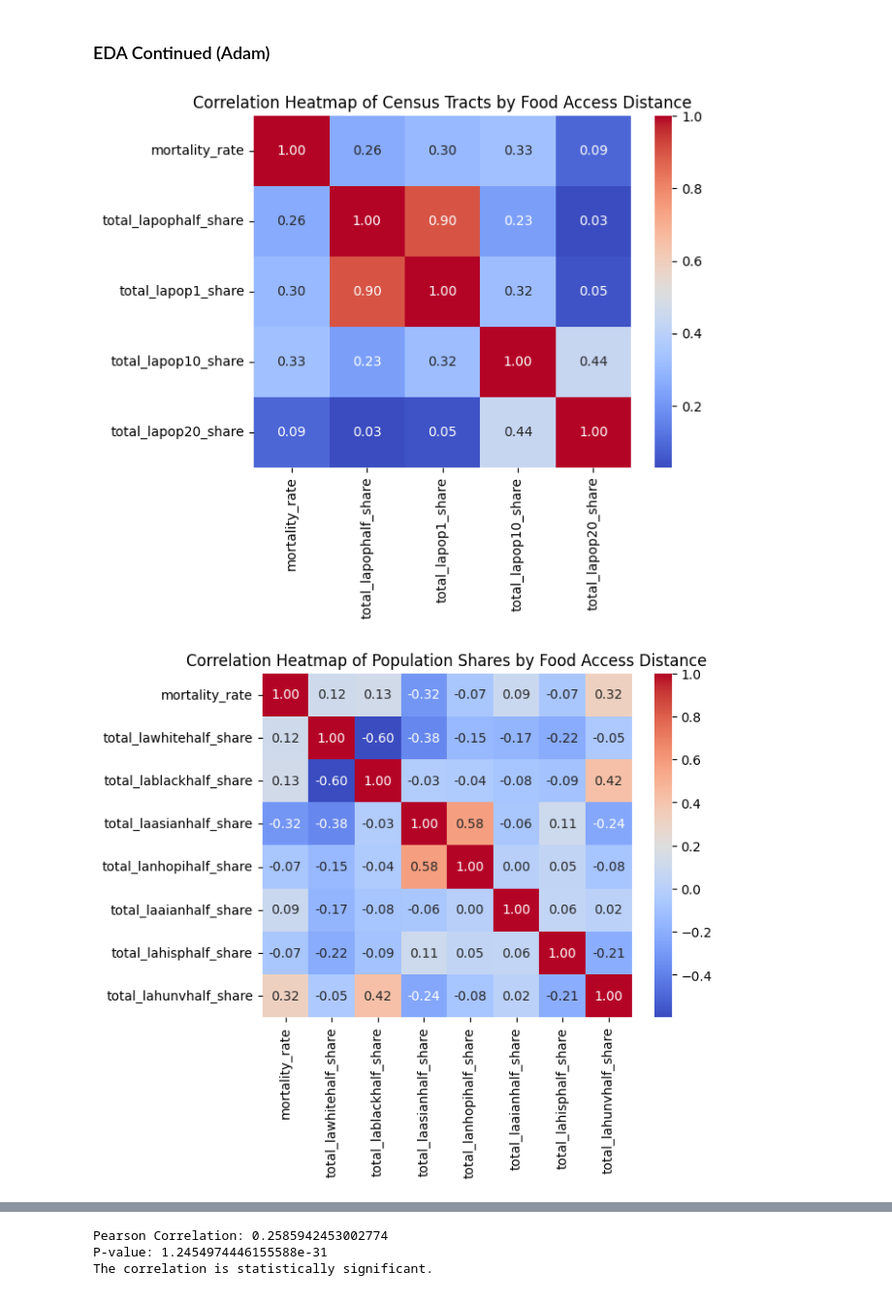
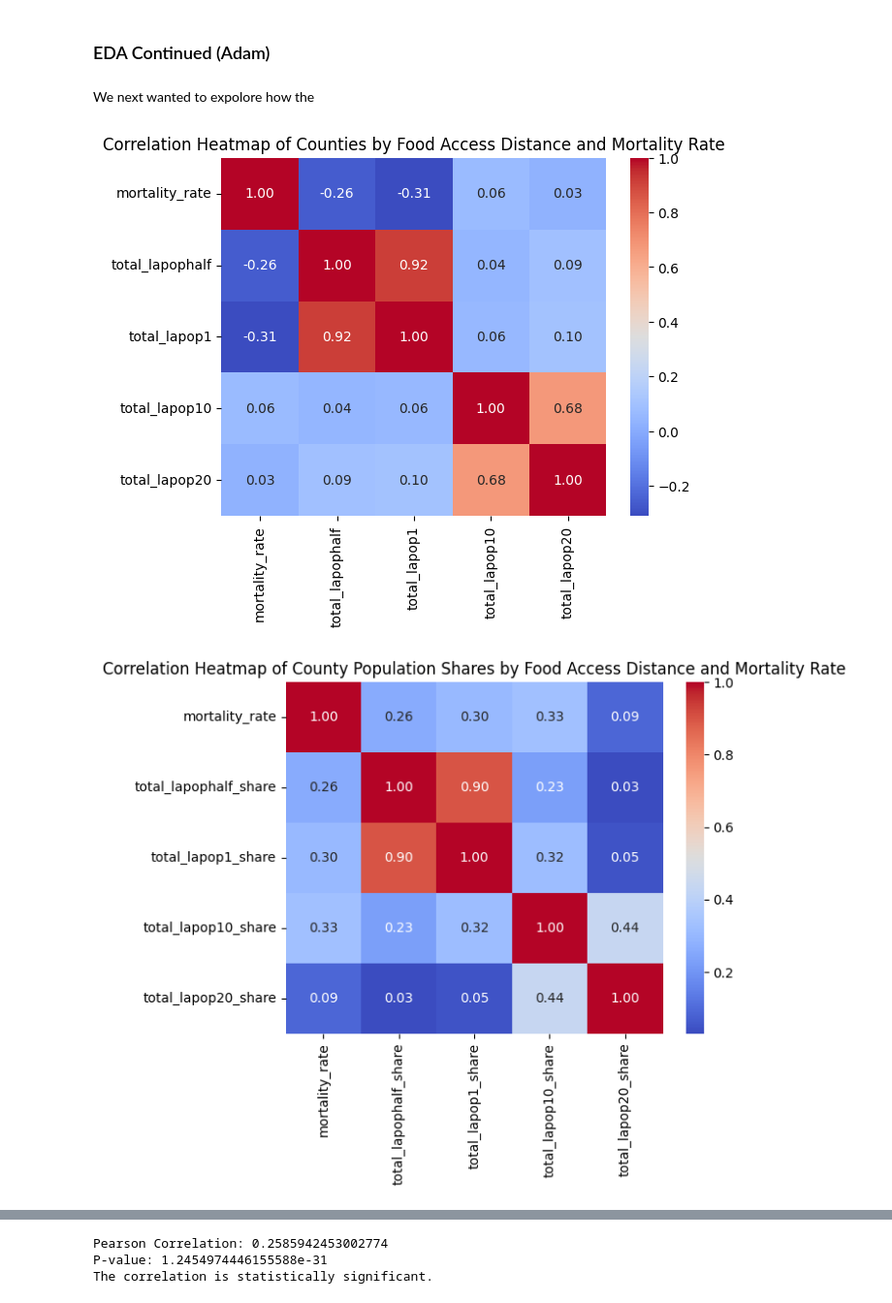
Before and after one commit to marklee4823/math189_project, a Jupyter notebook: Notebook.ipynb, the cells around one changed output, grey strips where cells are left out. Shown at 97% size. Saved outputs shown, nothing was run; the diff lists cells and outputs as text; code cells hidden in the pictures.

```diff
--- a/Notebook.ipynb
+++ b/Notebook.ipynb
@@ -502,21 +502,22 @@ food_access_indicator
 1                      48.200595  63.786636  220.896841
 # %% [markdown]
 ### EDA Continued (Adam)
+# %% [markdown]
+We next wanted to expolore how the
 # %%
-relevant_columns = ['mortality_rate', 'total_lapophalf_share',
-                     'total_lapop1_share', 'total_lapop10_share', 'total_lapop20_share']
+relevant_columns = ['mortality_rate', 'total_lapophalf',
+                     'total_lapop1', 'total_lapop10', 'total_lapop20']
 sns.heatmap(df_cleaned[relevant_columns].corr(), annot=True, cmap='coolwarm',fmt='.2f')
-plt.title("Correlation Heatmap of Census Tracts by Food Access Distance")
+plt.title("Correlation Heatmap of Counties by Food Access Distance and Mortality Rate")
 plt.show()
 # %% [output]
-[figure, old version]
+[figure, new version]
 # %%
-relevant_columns = ['mortality_rate', 'total_lawhitehalf_share', 'total_lablackhalf_share',
-                    'total_laasianhalf_share', 'total_lanhopihalf_share', 'total_laaianhalf_share',
-                    'total_lahisphalf_share', 'total_lahunvhalf_share']
+relevant_columns = ['mortality_rate', 'total_lapophalf_share',
+                    'total_lapop1_share', 'total_lapop10_share', 'total_lapop20_share']
 sns.heatmap(df_cleaned[relevant_columns].corr(), annot=True, cmap='coolwarm',fmt='.2f')
-plt.title("Correlation Heatmap of Population Shares by Food Access Distance")
+plt.title("Correlation Heatmap of County Population Shares by Food Access Distance and Mortality Rate")
 plt.show()
 # %% [output]
-[figure, old version]
+[figure, new version]
 # %%
```
Also changed, not shown: parts of 6 cells of this notebook.
